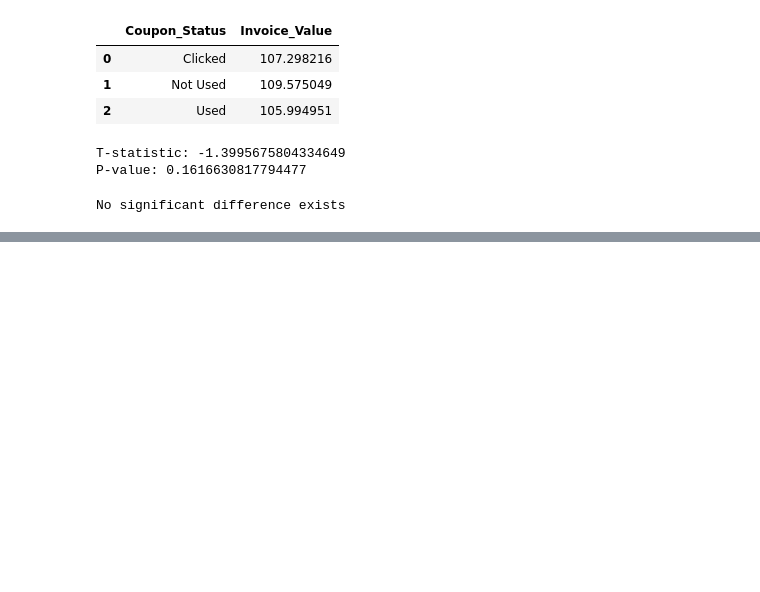
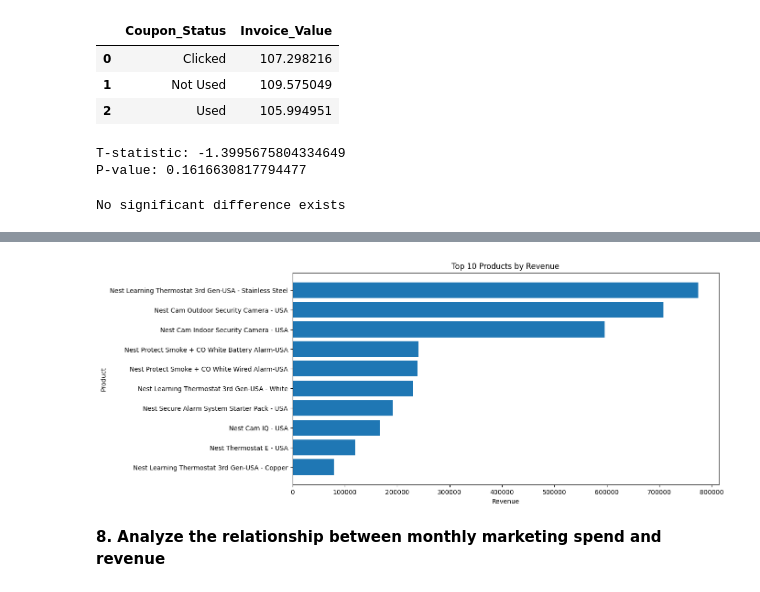
Before and after one commit to anp2/Declarative-Pipeline, a Jupyter notebook: EcommProj.ipynb, the cells around one changed output, grey strips where cells are left out. Cells and saved outputs as stored; diff of their text form; code cells hidden in the pictures; blank space fills up the shorter version.

```diff
--- a/EcommProj.ipynb
+++ b/EcommProj.ipynb
@@ -1805,0 +2082,38 @@ No significant difference exists
+# %%
+# Visualize Top Products by Revenue
+
+import matplotlib.pyplot as plt
+
+chart_data = (
+
+    top_products
+
+    .sort_values(
+
+        by='Total_Revenue'
+
+    )
+
+)
+
+plt.figure(figsize=(12,6))
+
+plt.barh(
+
+    chart_data['Product_Description'],
+
+    chart_data['Total_Revenue']
+
+)
+
+plt.xlabel('Revenue')
+
+plt.ylabel('Product')
+
+plt.title('Top 10 Products by Revenue')
+
+plt.show()
+# %% [output]
+[figure, added]
+# %% [markdown]
+**8. Analyze the relationship between monthly marketing spend and revenue**
```
Also changed, not shown: parts of 24 cells of this notebook.
